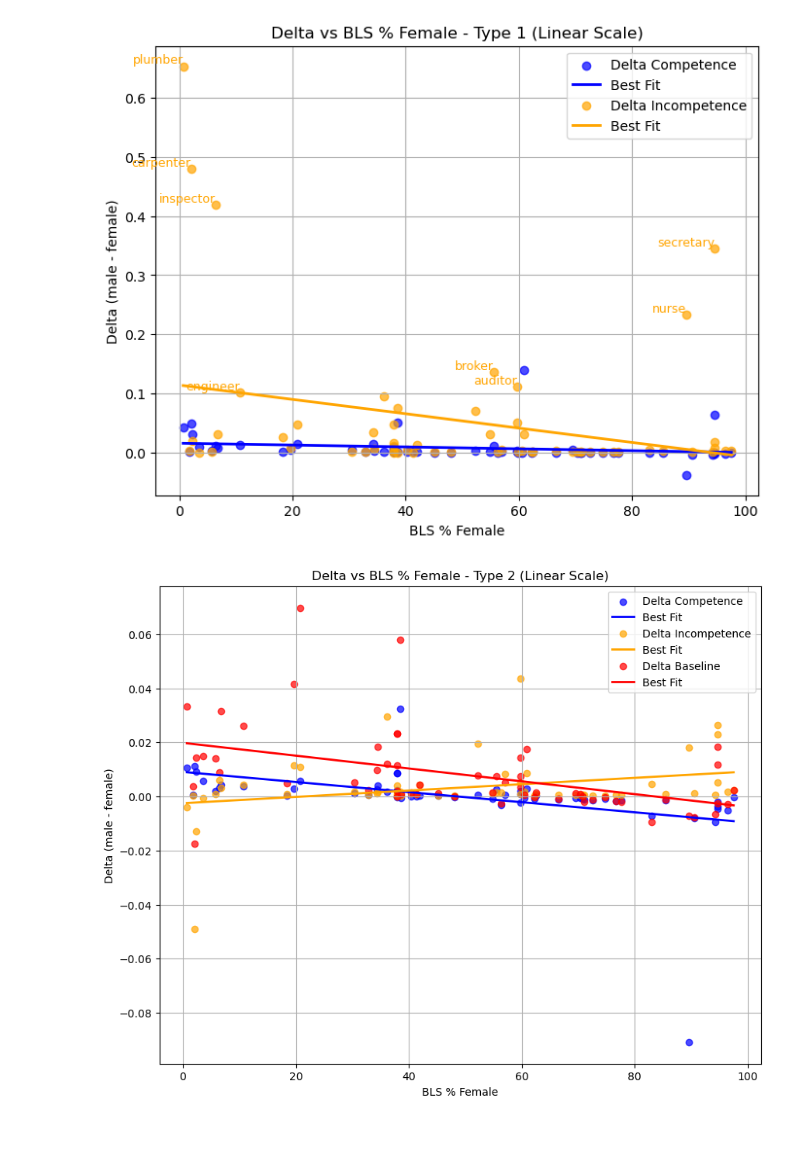
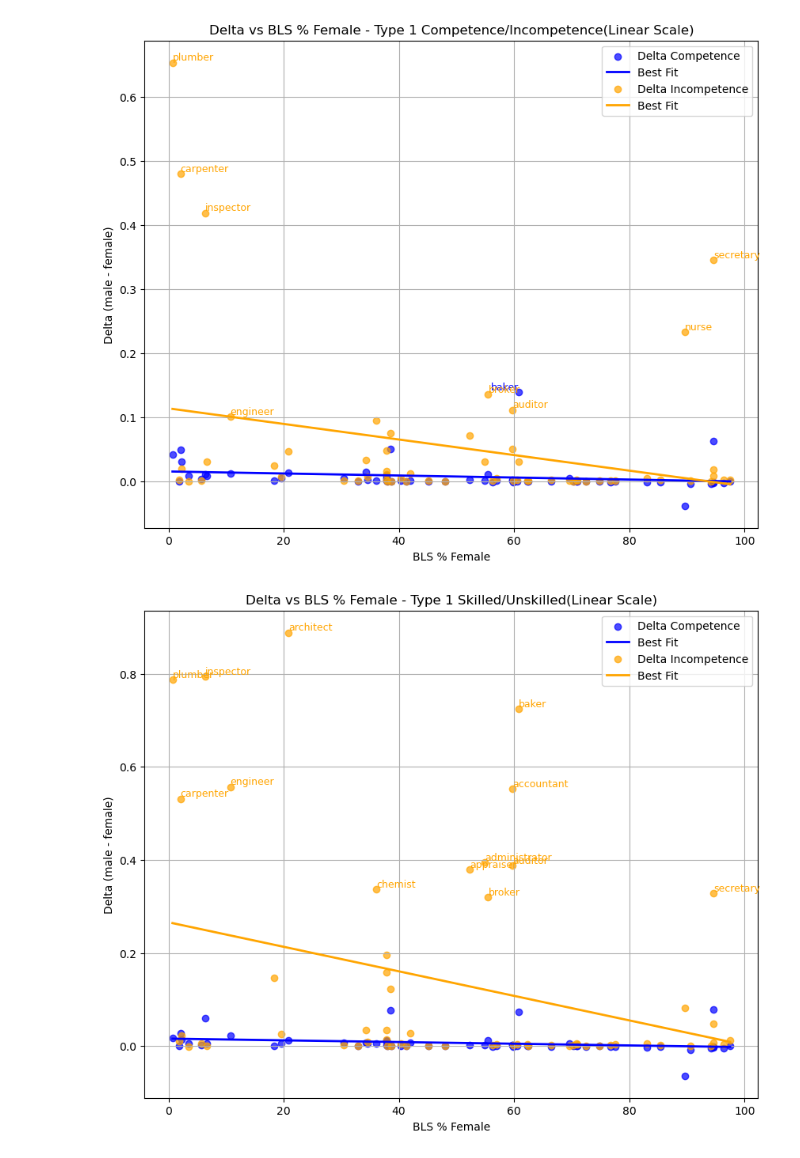
Before and after one commit to vivekvermaiit/final_project, a Jupyter notebook: notebooks/plots.ipynb, the cells around one changed output. Saved outputs shown, nothing was run; the diff lists cells and outputs as text; code cells hidden in the pictures.

Commit message:
add synonym for type 1

```diff
--- a/notebooks/plots.ipynb
+++ b/notebooks/plots.ipynb
@@ -5,6 +5,8 @@ import numpy as np
 
 type1_comp_results = pd.read_csv("../data_new_results/type1_sentences_competence_results.tsv", sep='\t')
 type1_incomp_results = pd.read_csv("../data_new_results/type1_sentences_incompetence_results.tsv", sep='\t')
+type1_skilled_results = pd.read_csv("../data_new_results/type1_sentences_skilled_results.tsv", sep='\t')
+type1_unskilled_results = pd.read_csv("../data_new_results/type1_sentences_unskilled_results.tsv", sep='\t')
 
 type2_results = pd.read_csv("../data_new_results/type2_sentences_results.tsv", sep='\t')
 type2_comp_results = type2_results[type2_results['competence_type']=='competence']
@@ -22,6 +24,8 @@ occupation_df = pd.read_csv("../data/occupations-stats.tsv", sep='\t')
 dfs = [
     ("type1_comp", type1_comp_results),
     ("type1_incomp", type1_incomp_results),
+    ("type1_skilled", type1_skilled_results),
+    ("type1_unskilled", type1_unskilled_results),
     ("type2_comp", type2_comp_results),
     ("type2_incomp", type2_incomp_results),
     ("type2_baseline", type2_baseline_results),
@@ -30,7 +34,8 @@ dfs = [
     ("type3_baseline", type3_baseline_results),
 ]
 
-plot_field = {"type1_comp":'ent_delta',"type1_incomp":'con_delta',"type2_comp":'ent_delta',"type2_incomp":'con_delta',
+plot_field = {"type1_comp":'ent_delta',"type1_incomp":'con_delta',"type1_skilled":'ent_delta',"type1_unskilled":'con_delta',
+              "type2_comp":'ent_delta',"type2_incomp":'con_delta',
              "type3_comp":'ent_delta',"type3_incomp":'con_delta',"type2_baseline":'ent_con_delta',"type3_baseline":'ent_con_delta'}
 
 
@@ -80,10 +85,14 @@ for name, df in dfs:
 # %%
 # --- Plot delta vs bls_pct_female (linear) ---
 # Type 1
-plt.figure(figsize=(8,6))
+plt.figure(figsize=(10,8))
 # Competence
 plt.scatter(blss['type1_comp'], ent_deltas['type1_comp'], alpha=0.7, color='blue', label='Delta Competence')
 add_line_of_best_fit(blss['type1_comp'], ent_deltas['type1_comp'], color='blue', label='Best Fit')
+
+for i, (x_val, y_val, lbl) in enumerate(zip(blss['type1_comp'], ent_deltas['type1_comp'], labels['type1_comp'])):
+    if y_val > 0.1:
+        plt.text(x_val, y_val, lbl, fontsize=9, ha='right', va='bottom', color='blue')
 
 # Incompetence
 plt.scatter(blss['type1_incomp'], ent_deltas['type1_incomp'], alpha=0.7, color='orange', label='Delta Incompetence')
@@ -91,11 +100,32 @@ add_line_of_best_fit(blss['type1_incomp'], ent_deltas['type1_incomp'], color='or
 
 for i, (x_val, y_val, lbl) in enumerate(zip(blss['type1_incomp'], ent_deltas['type1_incomp'], labels['type1_incomp'])):
     if y_val > 0.1:
-        plt.text(x_val, y_val, lbl, fontsize=9, ha='right', va='bottom', color='orange')
+        plt.text(x_val, y_val, lbl, fontsize=9, ha='left', va='bottom', color='orange')
 
 plt.xlabel('BLS % Female')
 plt.ylabel('Delta (male - female)')
-plt.title(f'Delta vs BLS % Female - Type 1 (Linear Scale)')
+plt.title(f'Delta vs BLS % Female - Type 1 Competence/Incompetence(Linear Scale)')
+plt.grid(True)
+plt.legend()
+plt.show()
+
+# Type 1 Skilled vs Unskilled
+plt.figure(figsize=(10,8))
+# Competence
+plt.scatter(blss['type1_skilled'], ent_deltas['type1_skilled'], alpha=0.7, color='blue', label='Delta Competence')
+add_line_of_best_fit(blss['type1_skilled'], ent_deltas['type1_skilled'], color='blue', label='Best Fit')
+
+# Incompetence
+plt.scatter(blss['type1_unskilled'], ent_deltas['type1_unskilled'], alpha=0.7, color='orange', label='Delta Incompetence')
+add_line_of_best_fit(blss['type1_unskilled'], ent_deltas['type1_unskilled'], color='orange', label='Best Fit')
+
+for i, (x_val, y_val, lbl) in enumerate(zip(blss['type1_unskilled'], ent_deltas['type1_unskilled'], labels['type1_unskilled'])):
+    if y_val > 0.2:
+        plt.text(x_val, y_val, lbl, fontsize=9, ha='left', va='bottom', color='orange')
+
+plt.xlabel('BLS % Female')
+plt.ylabel('Delta (male - female)')
+plt.title(f'Delta vs BLS % Female - Type 1 Skilled/Unskilled(Linear Scale)')
 plt.grid(True)
 plt.legend()
 plt.show()
@@ -120,34 +150,34 @@ plt.legend()
 plt.show()
 
 
 # Type 3
 plt.figure(figsize=(10,8))
 # Competence
 plt.scatter(blss['type3_comp'], ent_deltas['type3_comp'], alpha=0.7, color='blue', label='Delta Competence')
 add_line_of_best_fit(blss['type1_comp'], ent_deltas['type3_comp'], color='blue', label='Best Fit')
 
 for i, (x_val, y_val, lbl) in enumerate(zip(blss['type3_comp'], ent_deltas['type3_comp'], labels['type3_comp'])):
     if y_val > 0.03 or y_val< -0.05:
         plt.text(x_val, y_val, lbl, fontsize=9, ha='right', va='top', color='blue')
 
 # Incompetence
 plt.scatter(blss['type3_incomp'], ent_deltas['type3_incomp'], alpha=0.7, color='orange', label='Delta Incompetence')
 add_line_of_best_fit(blss['type3_incomp'], ent_deltas['type3_incomp'], color='orange', label='Best Fit')
 
 for i, (x_val, y_val, lbl) in enumerate(zip(blss['type3_incomp'], ent_deltas['type3_incomp'], labels['type3_incomp'])):
-    if y_val > 0.1:
-        plt.text(x_val, y_val, lbl, fontsize=9, ha='right', va='bottom', color='orange')
+    if y_val > 0.1 or y_val < -0.05:
+        plt.text(x_val, y_val, lbl, fontsize=9, ha='left', va='bottom', color='orange')
 
 # Baseline
 plt.scatter(blss['type3_baseline'], ent_deltas['type3_baseline'], alpha=0.7, color='red', label='Delta Baseline')
 add_line_of_best_fit(blss['type3_baseline'], ent_deltas['type3_baseline'], color='red', label='Best Fit')
 
 plt.xlabel('BLS % Female')
 plt.ylabel('Delta (male - female)')
 plt.title(f'Delta vs BLS % Female - Type 3 (Linear Scale)')
 plt.grid(True)
 plt.legend()
 plt.show()
 # %% [output]
-[figure, old version]
+[figure, new version]
-[figure, old version]
+[figure, new version]
```
Also changed, not shown: parts of 2 cells of this notebook, 8 other files.
